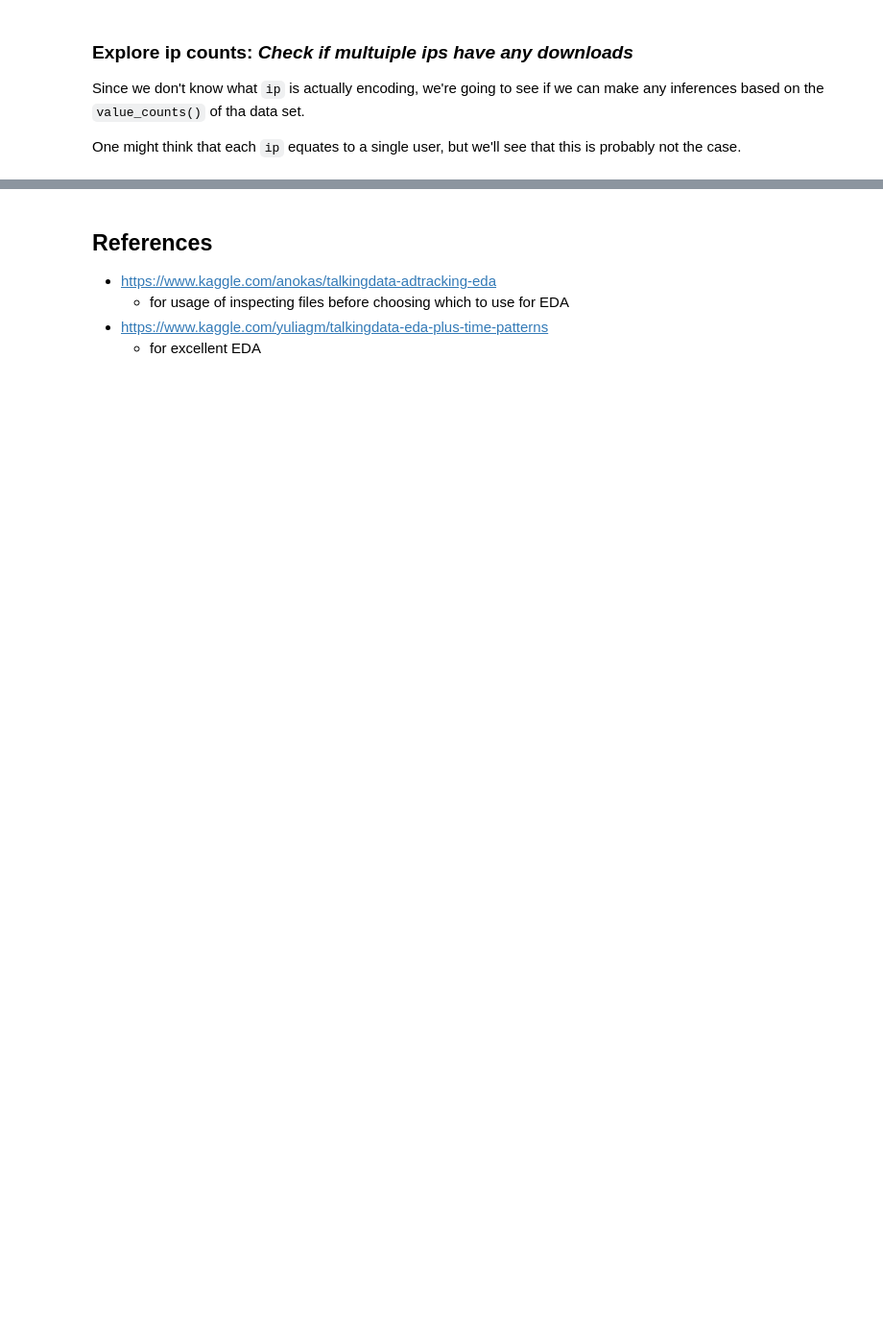
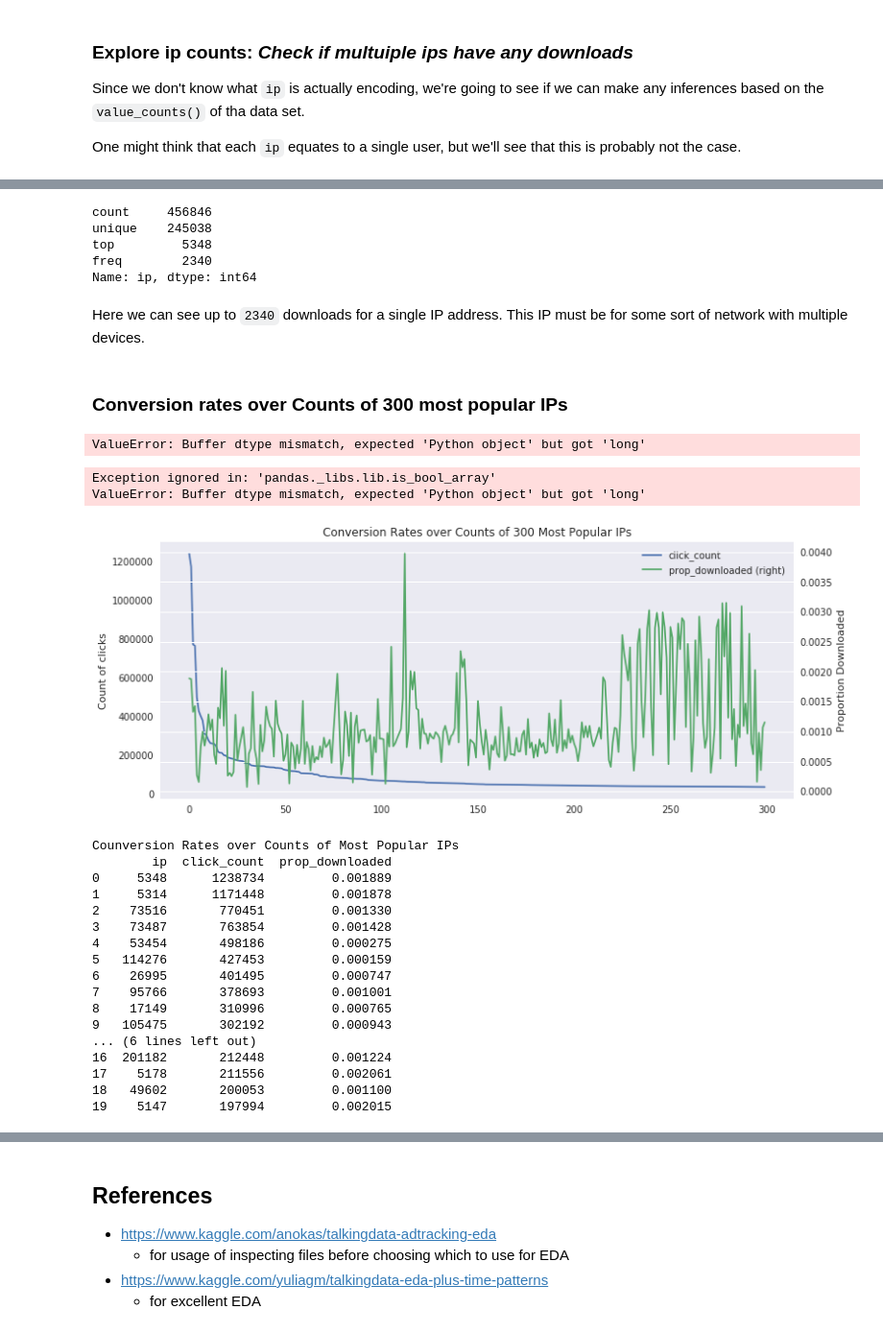
Before and after one commit to GregHilston/kaggle-talking-data-ad-tracking-fraud-detection-challenge, a Jupyter notebook: grehg.ipynb, the cells around one changed output, grey strips where cells are left out. Shown: that part at 96% size. Cells and saved outputs as stored; diff of their text form; code cells hidden in the pictures; blank space fills up the shorter version.

Commit message:
got all the way down to inspecting conversions by os

```diff
--- a/grehg.ipynb
+++ b/grehg.ipynb
@@ -12,3 +12,7 @@ import os
 import pandas as pd
 import matplotlib.pyplot as plt
 import seaborn as sns
+# %%
+#make wider graphs
+sns.set(rc={'figure.figsize':(12,5)});
+plt.figure(figsize=(12,5));
@@ -31,3 +34,5 @@ train = pd.read_csv("data/train.csv", dtype=dtype, parse_dates=parse_dates)
+# %%
+train = pd.read_csv("data/train.csv") # , dtype=dtype, parse_dates=parse_dates)
 # %% [markdown]
 Now lets peak at the first few values of the data
 # %%
@@ -113,2 +188,51 @@ train[train['is_attributed']==1].sort_values('counts', ascending=False)[:10]
 # %%
 train[train['is_attributed']==1].ip.describe()
+# %% [output]
+count     456846
+unique    245038
+top         5348
+freq        2340
+Name: ip, dtype: int64
+# %% [markdown]
+Here we can see up to `2340` downloads for a single IP address. This IP must be for some sort of network with multiple devices.
+# %%
+# convert 'is_attributed' back to numeric for proportion calculations
+train['is_attributed']=train['is_attributed'].astype(int)
+# %% [markdown]
+### Conversion rates over Counts of 300 most popular IPs
+# %%
+proportion = train[['ip', 'is_attributed']].groupby('ip', as_index=False).mean().sort_values('is_attributed', ascending=False)
+counts = train[['ip', 'is_attributed']].groupby('ip', as_index=False).count().sort_values('is_attributed', ascending=False)
+merge = counts.merge(proportion, on='ip', how='left')
+merge.columns = ['ip', 'click_count', 'prop_downloaded']
+
+ax = merge[:300].plot(secondary_y='prop_downloaded')
+plt.title('Conversion Rates over Counts of 300 Most Popular IPs')
+ax.set(ylabel='Count of clicks')
+plt.ylabel('Proportion Downloaded')
+plt.show()
+
+print('Counversion Rates over Counts of Most Popular IPs')
+print(merge[:20])
+# %% [output]
+ValueError: Buffer dtype mismatch, expected 'Python object' but got 'long'
+Exception ignored in: 'pandas._libs.lib.is_bool_array'
+ValueError: Buffer dtype mismatch, expected 'Python object' but got 'long'
+[figure, added]
+Counversion Rates over Counts of Most Popular IPs
+        ip  click_count  prop_downloaded
+0     5348      1238734         0.001889
+1     5314      1171448         0.001878
+2    73516       770451         0.001330
+3    73487       763854         0.001428
+4    53454       498186         0.000275
+5   114276       427453         0.000159
+6    26995       401495         0.000747
+7    95766       378693         0.001001
+8    17149       310996         0.000765
+9   105475       302192         0.000943
+... (6 lines left out)
+16  201182       212448         0.001224
+17    5178       211556         0.002061
+18   49602       200053         0.001100
+19    5147       197994         0.002015
```
Also changed, not shown: parts of 19 cells of this notebook.
